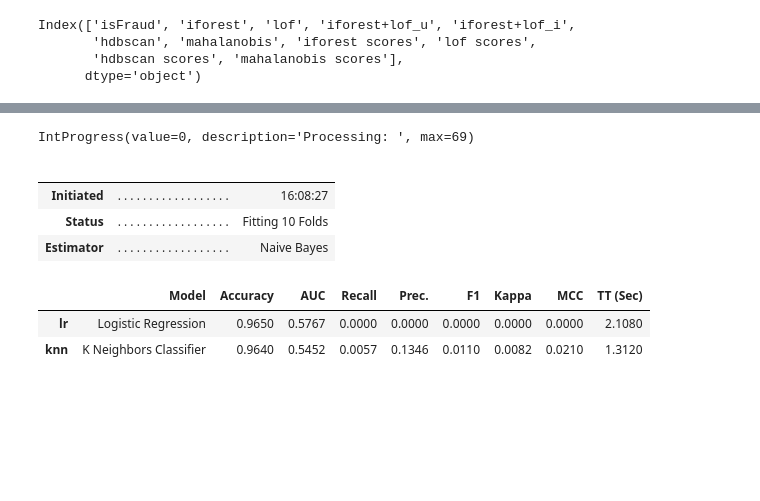
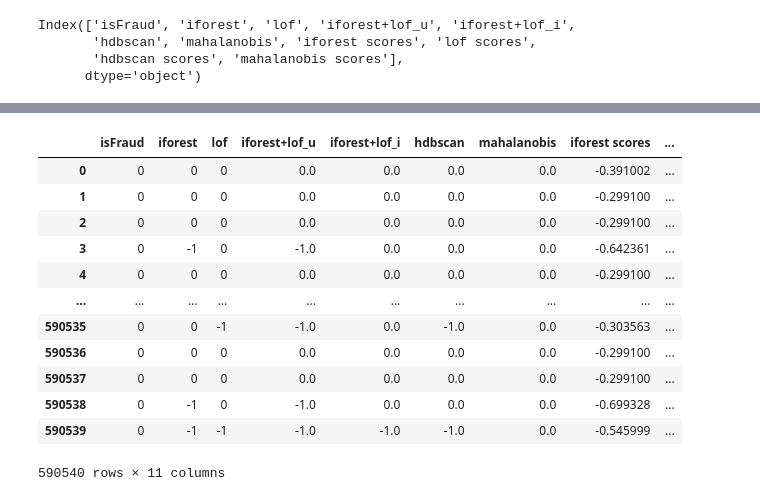
Before and after one commit to kkimlim2/outlier_detection, a Jupyter notebook: ensemble.ipynb, the cells around one changed output, grey strips where cells are left out. Saved outputs shown, nothing was run; the diff lists cells and outputs as text; code cells hidden in the pictures; blank space fills up the shorter version.

```diff
--- a/ensemble.ipynb
+++ b/ensemble.ipynb
@@ -147,12 +123,0 @@ matrix=setup(target[['isFraud','iforest scores', 'lof scores',
-# %%
-compare_models()
-# %% [output]
-IntProgress(value=0, description='Processing: ', max=69)
-|  |  |  |
-|  |  |  |
-| Initiated | . . . . . . . . . . . . . . . . . . | 16:08:27 |
-| Status | . . . . . . . . . . . . . . . . . . | Fitting 10 Folds |
-| Estimator | . . . . . . . . . . . . . . . . . . | Naive Bayes |
-|  | Model | Accuracy | AUC | Recall | Prec. | F1 | Kappa | MCC | TT (Sec) |
-| lr | Logistic Regression | 0.9650 | 0.5767 | 0.0000 | 0.0000 | 0.0000 | 0.0000 | 0.0000 | 2.1080 |
-| knn | K Neighbors Classifier | 0.9640 | 0.5452 | 0.0057 | 0.1346 | 0.0110 | 0.0082 | 0.0210 | 1.3120 |
@@ -160,0 +124,16 @@ IntProgress(value=0, description='Processing: ', max=69)
+# %%
+target
+# %% [output]
+|  | isFraud | iforest | lof | iforest+lof_u | iforest+lof_i | hdbscan | mahalanobis | iforest scores | ... |
+| 0 | 0 | 0 | 0 | 0.0 | 0.0 | 0.0 | 0.0 | -0.391002 | ... |
+| 1 | 0 | 0 | 0 | 0.0 | 0.0 | 0.0 | 0.0 | -0.299100 | ... |
+| 2 | 0 | 0 | 0 | 0.0 | 0.0 | 0.0 | 0.0 | -0.299100 | ... |
+| 3 | 0 | -1 | 0 | -1.0 | 0.0 | 0.0 | 0.0 | -0.642361 | ... |
+| 4 | 0 | 0 | 0 | 0.0 | 0.0 | 0.0 | 0.0 | -0.299100 | ... |
+| ... | ... | ... | ... | ... | ... | ... | ... | ... | ... |
+| 590535 | 0 | 0 | -1 | -1.0 | 0.0 | -1.0 | 0.0 | -0.303563 | ... |
+| 590536 | 0 | 0 | 0 | 0.0 | 0.0 | 0.0 | 0.0 | -0.299100 | ... |
+| 590537 | 0 | 0 | 0 | 0.0 | 0.0 | 0.0 | 0.0 | -0.299100 | ... |
+| 590538 | 0 | -1 | 0 | -1.0 | 0.0 | 0.0 | 0.0 | -0.699328 | ... |
+| 590539 | 0 | -1 | -1 | -1.0 | -1.0 | -1.0 | 0.0 | -0.545999 | ... |
+590540 rows × 11 columns
```
Also changed, not shown: parts of 12 cells of this notebook.
